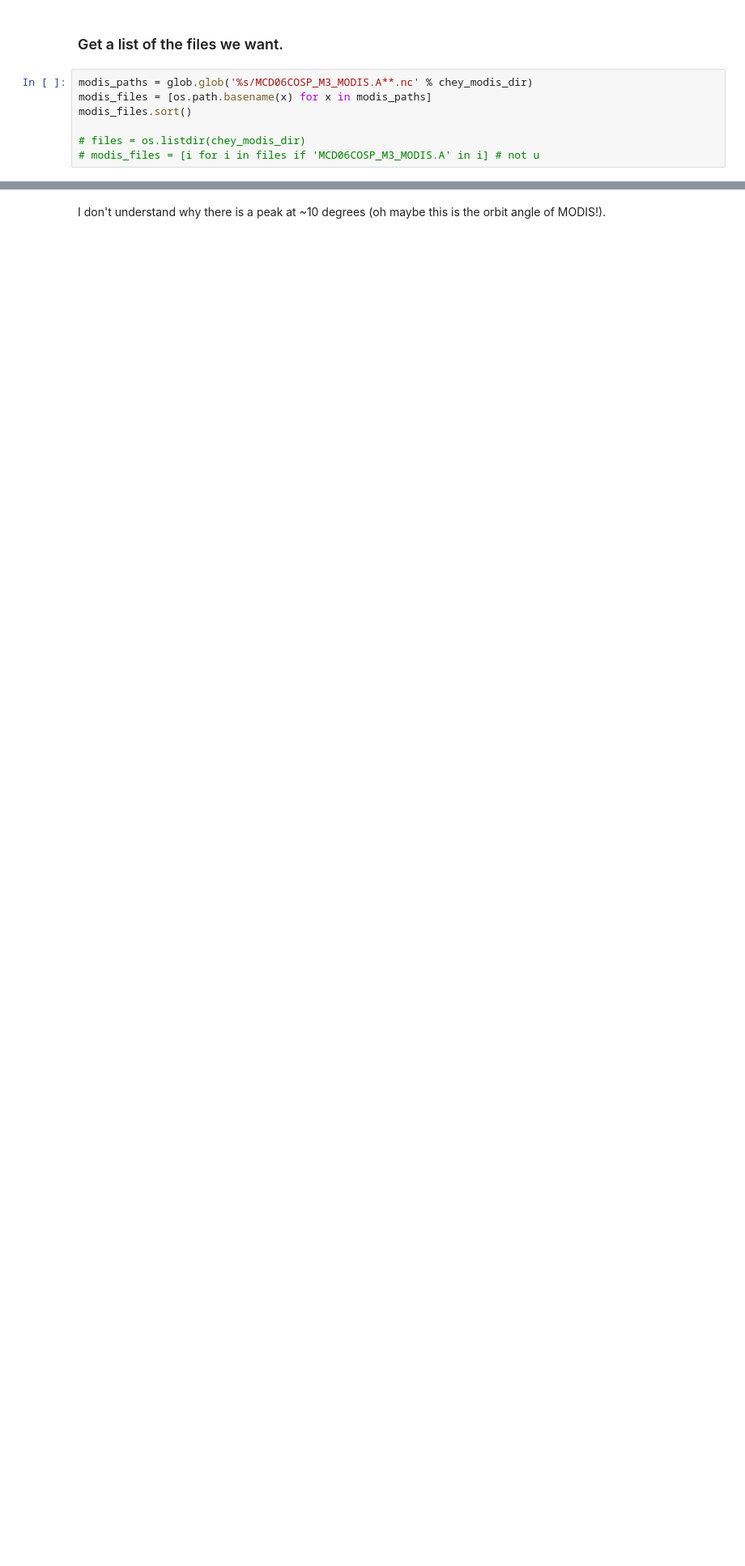
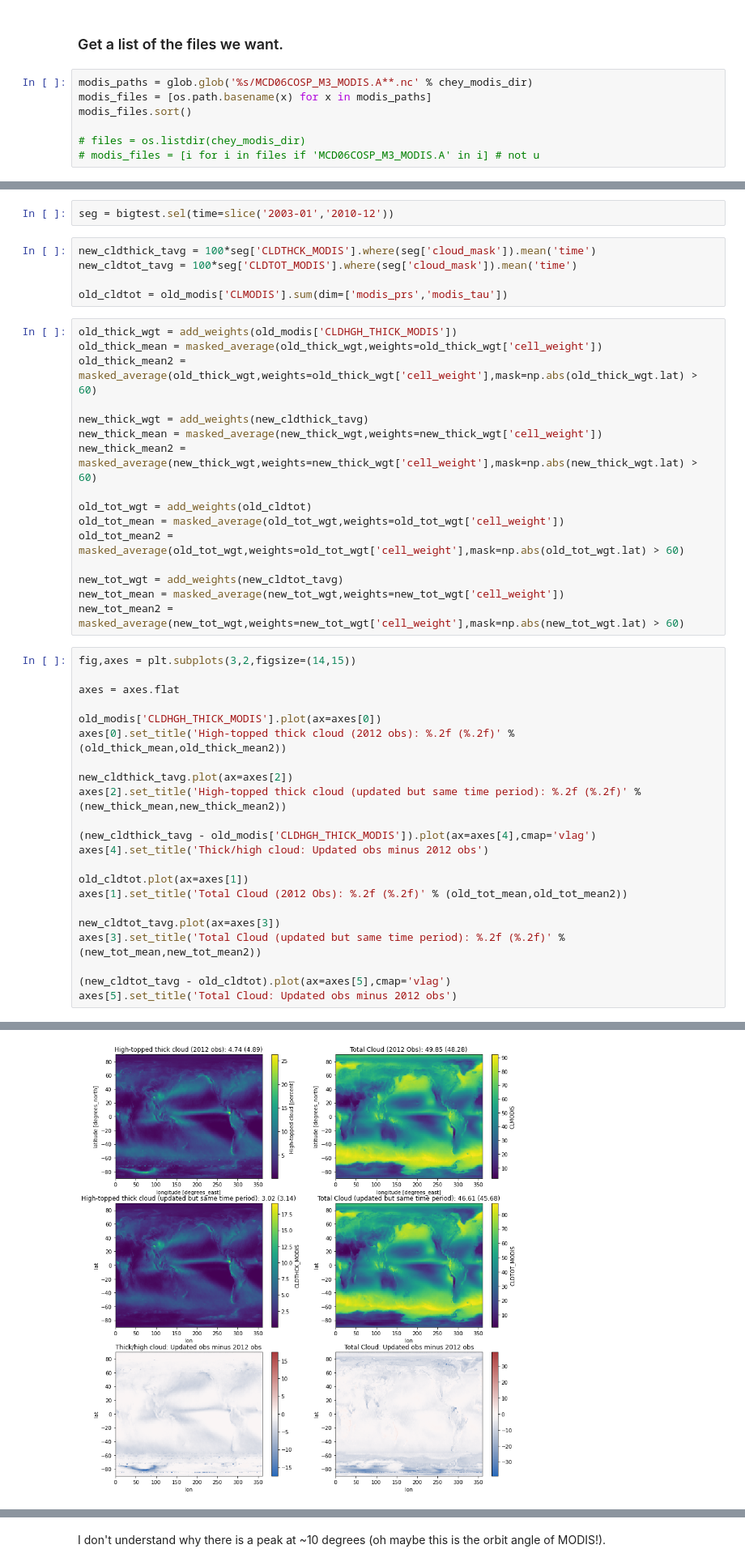
Before and after one commit to jshaw35/CESM2_analysis, a Jupyter notebook: CESM2_COSP/modis_proc_new.ipynb, the cells around one changed output, grey strips where cells are left out. Shown at 81% size. Drawn from its saved outputs; the diff is of its cells as text; blank space fills up the shorter version.

Commit message:
verified that high-thick modis cloud retrievals are not impacted by the inclusion of PCL pixels

```diff
--- a/CESM2_COSP/modis_proc_new.ipynb
+++ b/CESM2_COSP/modis_proc_new.ipynb
@@ -391,0 +236,46 @@ cotpcl_counts = cotpcl_climo['JHisto_vs_Cloud_Top_Pressure'].sum(dim=['jhisto_cl
+# %%
+seg = bigtest.sel(time=slice('2003-01','2010-12'))
+# %%
+new_cldthick_tavg = 100*seg['CLDTHCK_MODIS'].where(seg['cloud_mask']).mean('time')
+new_cldtot_tavg = 100*seg['CLDTOT_MODIS'].where(seg['cloud_mask']).mean('time')
+
+old_cldtot = old_modis['CLMODIS'].sum(dim=['modis_prs','modis_tau'])
+# %%
+old_thick_wgt = add_weights(old_modis['CLDHGH_THICK_MODIS'])
+old_thick_mean = masked_average(old_thick_wgt,weights=old_thick_wgt['cell_weight'])
+old_thick_mean2 = masked_average(old_thick_wgt,weights=old_thick_wgt['cell_weight'],mask=np.abs(old_thick_wgt.lat) > 60)
+
+new_thick_wgt = add_weights(new_cldthick_tavg)
+new_thick_mean = masked_average(new_thick_wgt,weights=new_thick_wgt['cell_weight'])
+new_thick_mean2 = masked_average(new_thick_wgt,weights=new_thick_wgt['cell_weight'],mask=np.abs(new_thick_wgt.lat) > 60)
+
+old_tot_wgt = add_weights(old_cldtot)
+old_tot_mean = masked_average(old_tot_wgt,weights=old_tot_wgt['cell_weight'])
+old_tot_mean2 = masked_average(old_tot_wgt,weights=old_tot_wgt['cell_weight'],mask=np.abs(old_tot_wgt.lat) > 60)
+
+new_tot_wgt = add_weights(new_cldtot_tavg)
+new_tot_mean = masked_average(new_tot_wgt,weights=new_tot_wgt['cell_weight'])
+new_tot_mean2 = masked_average(new_tot_wgt,weights=new_tot_wgt['cell_weight'],mask=np.abs(new_tot_wgt.lat) > 60)
+# %%
+fig,axes = plt.subplots(3,2,figsize=(14,15))
+
+axes = axes.flat
+
+old_modis['CLDHGH_THICK_MODIS'].plot(ax=axes[0])
+axes[0].set_title('High-topped thick cloud (2012 obs): %.2f (%.2f)' % (old_thick_mean,old_thick_mean2))
+
+new_cldthick_tavg.plot(ax=axes[2])
+axes[2].set_title('High-topped thick cloud (updated but same time period): %.2f (%.2f)' % (new_thick_mean,new_thick_mean2))
+
+(new_cldthick_tavg - old_modis['CLDHGH_THICK_MODIS']).plot(ax=axes[4],cmap='vlag')
+axes[4].set_title('Thick/high cloud: Updated obs minus 2012 obs')
+
+old_cldtot.plot(ax=axes[1])
+axes[1].set_title('Total Cloud (2012 Obs): %.2f (%.2f)' % (old_tot_mean,old_tot_mean2))
+
+new_cldtot_tavg.plot(ax=axes[3])
+axes[3].set_title('Total Cloud (updated but same time period): %.2f (%.2f)' % (new_tot_mean,new_tot_mean2))
+
+(new_cldtot_tavg - old_cldtot).plot(ax=axes[5],cmap='vlag')
+axes[5].set_title('Total Cloud: Updated obs minus 2012 obs')
+# %% [output]
@@ -391,0 +283 @@ cotpcl_counts = cotpcl_climo['JHisto_vs_Cloud_Top_Pressure'].sum(dim=['jhisto_cl
+[figure, added]
```
Also changed, not shown: parts of 74 cells of this notebook.
